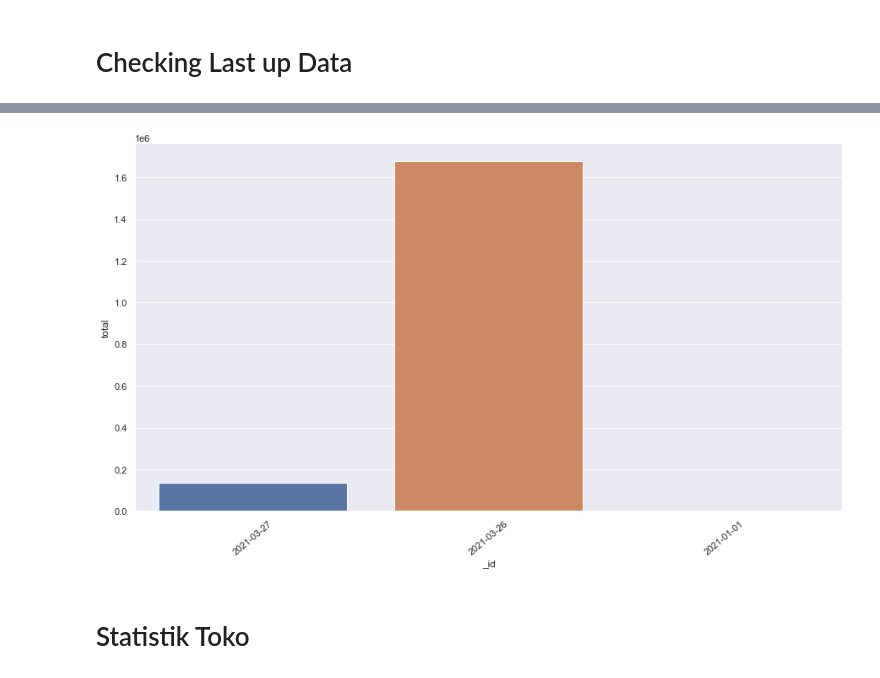
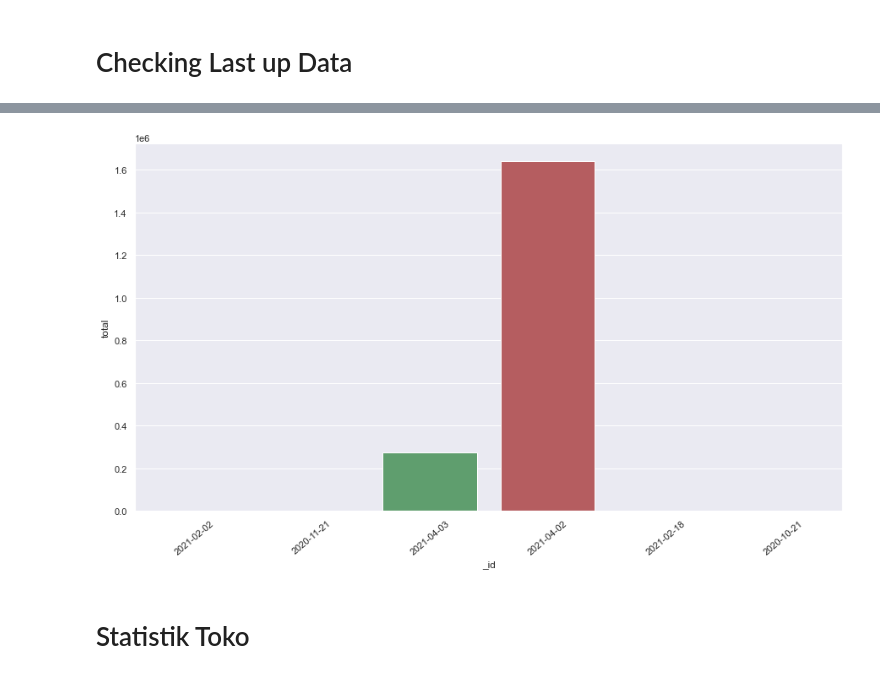
Before and after one commit to Vaziria/stattest, a Jupyter notebook: analisa.ipynb, the cells around one changed output, grey strips where cells are left out. Cells and saved outputs as stored; diff of their text form; code cells hidden in the pictures.

```diff
--- a/analisa.ipynb
+++ b/analisa.ipynb
@@ -144,7 +169,7 @@ df.describe()
 # %%
-grafik(df, (15,8), 'last_update')
+grafik(df, (15,8), 'last_updated')
 # %% [output]
-[figure, old version]
+[figure, new version]
 # %% [markdown]
 # Statistik Toko
 # %%
```
Also changed, not shown: parts of 18 cells of this notebook, 49 other files.
